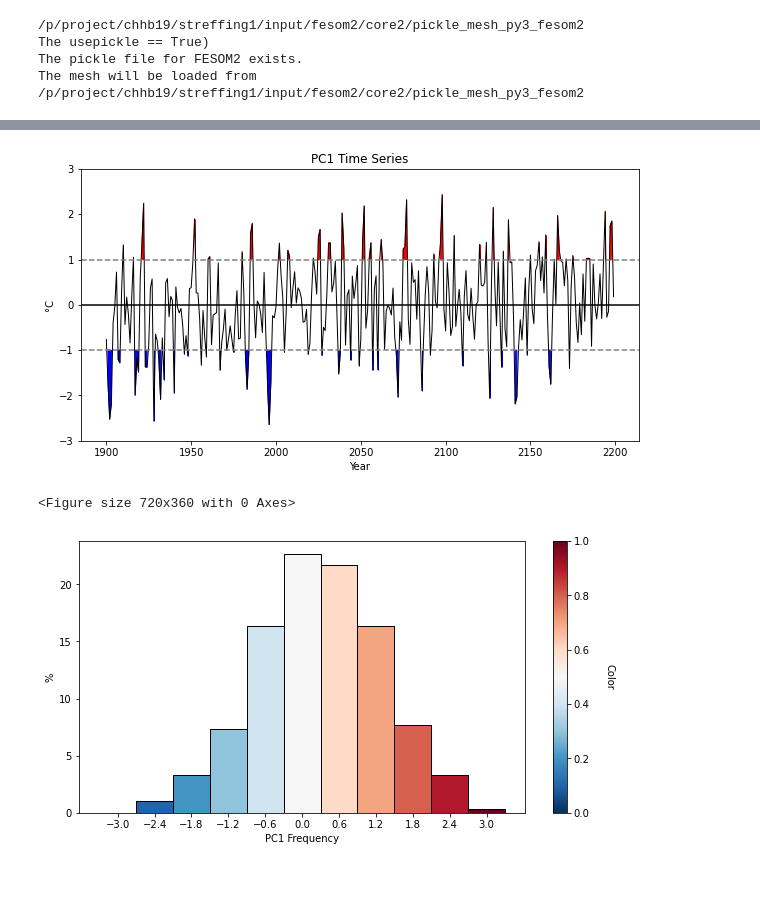
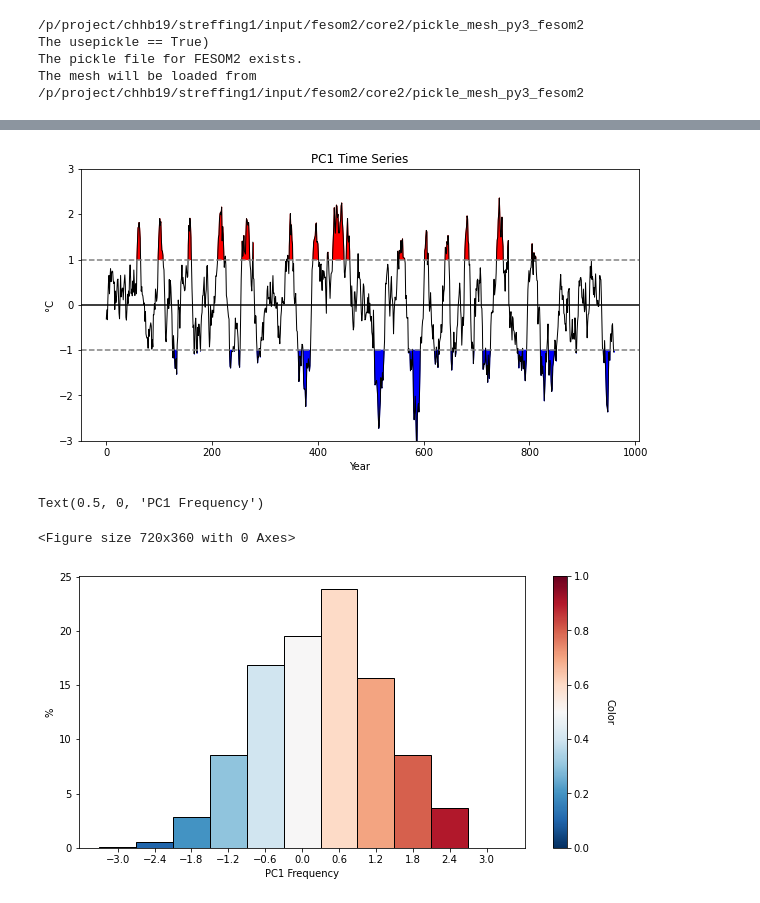
Before and after one commit to FESOM/fdiag, a Jupyter notebook: fdiag/templates/enso_eof.ipynb, the cells around one changed output, grey strips where cells are left out. Drawn from its saved outputs; the diff is of its cells as text; code cells hidden in the pictures.

```diff
--- a/fdiag/templates/enso_eof.ipynb
+++ b/fdiag/templates/enso_eof.ipynb
@@ -30,7 +31,7 @@ meshpath = '/p/project/chhb19/streffing1/input/fesom2/core2/'
 abg = [0, 0, 0]
 variable = 'sst'
 input_paths = ['/p/scratch/chhb19/jstreffi/runtime/awicm-3.1/PICT/outdata/fesom/']
-years = range(1900, 2200)
+years = range(2350, 2430)
 figsize=(10, 5)
 dpi = 200
 ofile = None
@@ -60,7 +61,26 @@ data = np.asarray(data)
+# %%
+# Detrend linearly to remove forcing or spinup induced trends
+# TODO: probably better to detrend with something like a 50 year running mean
+data_raw = signal.detrend(data_raw)
+
+# Reshape to add monthly time axis
+data_raw_reshape = data_raw.reshape(data_raw.shape[0]//12,data_raw.shape[1], 12)
+
+# Calculate seasonal cycle
+data_season_cycle = np.mean(data_raw_reshape,axis=0)
+
+# Repeat seasonal cycle
+data_season_cycle_repeat = np.repeat(data_season_cycle[np.newaxis,...],np.shape(data_raw_reshape)[0],axis=0)
+
+# Reshape into original format
+data_season_cycle_repeat_reshape = data_season_cycle_repeat.reshape(np.shape(data_raw))
+
+# Remove seasonal cycle from data
+data = data_raw - data_season_cycle_repeat_reshape
 # %%
 #select ENSO region
-lon = np.linspace(120, 300, 181)
-lat = np.linspace(-30, 30, 60)
+lon = np.linspace(110, 290, 181)
+lat = np.linspace(-45, 45, 60)
 lon2, lat2 = np.meshgrid(lon, lat)
 # %%
 # interpolate data onto regular grid
@@ -83,9 +103,5 @@ solver = Eof(sst, weights=wgts)
 eof1_corr = solver.eofsAsCorrelation(neofs=1)
 eof1 = solver.eofs(neofs=1, eofscaling=2)
 eof_abs = solver.eofs(neofs=1)
-pc1 = np.squeeze(solver.pcs(npcs=1, pcscaling=1))
-
-# Sign of correlation is arbitrary, but plot should be positive
-if np.mean(eof1_corr) < 0:
-    eof1_corr = -eof1_corr
+pc1 = -np.squeeze(solver.pcs(npcs=1, pcscaling=1))
 # %%
@@ -112,29 +137,33 @@ if ofile is not None:
 # %%
 # Plot the leading PC time series.
 plt.figure(figsize=figsize)
-plt.plot(years, pc1, color='black', linewidth=1)
+plt.plot(pc1, color='black', linewidth=1)
 plt.axhline(0, color='k')
 plt.title('PC1 Time Series')
 plt.xlabel('Year')
 plt.ylabel('°C')
 plt.ylim(-3, 3)
 plt.axhline(y=1, color='grey', linestyle='--')
 plt.axhline(y=-1, color='grey', linestyle='--')
+#plt.axvline(x=2350, color='black', linestyle='-')
 
-plt.fill_between(years, pc1, 1, where = (pc1 > 1), color='red')
-plt.fill_between(years, pc1, -1, where = (pc1 < -1), color='blue')
+months = np.arange(len(pc1))
+
+plt.fill_between(months, pc1, 1, where = (pc1 > 1), color='red')
+plt.fill_between(months, pc1, -1, where = (pc1 < -1), color='blue')
+
+
 
 
 if ofile is not None:
     ofile_long = f"{ofile}_enso_pc1.png"
     plt.savefig(f"{ofile_long}", dpi=dpi)
     os.system(f'convert {ofile_long} -trim {ofile_long}_trimmed.png')
     os.system(f'mv {ofile_long}_trimmed.png {ofile_long}')
 # %% [output]
-[figure, old version]
+[figure, new version]
 # %%
 # bar plot of frequency
-# Todo: replace with fft plot like in https://doi.org/10.1002/essoar.10507989.1
 plt.figure(figsize=figsize)
 nbins=11
 bins = np.linspace(-3, 3, nbins)
@@ -166,12 +195,7 @@ cbar.set_label('Color', rotation=270,labelpad=25)
 plt.xticks(data_x)
 plt.ylabel("%")
 plt.xlabel("PC1 Frequency")
-
-if ofile is not None:
-    ofile_long = f"{ofile}_enso_pc1_freq.png"
-    plt.savefig(f"{ofile_long}", dpi=dpi)
-    os.system(f'convert {ofile_long} -trim {ofile_long}_trimmed.png')
-    os.system(f'mv {ofile_long}_trimmed.png {ofile_long}')
 # %% [output]
-<Figure size 720x360 with 0 Axes>
+Text(0.5, 0, 'PC1 Frequency')
+<Figure size 720x360 with 0 Axes>
-[figure, old version]
+[figure, new version]
```
Also changed, not shown: parts of 4 cells of this notebook.
